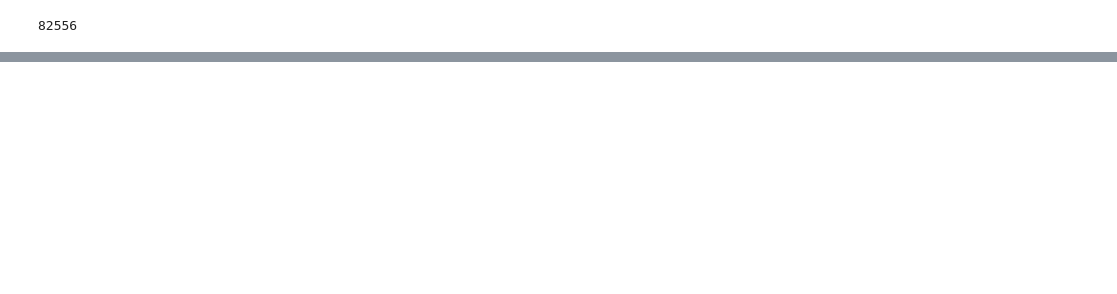
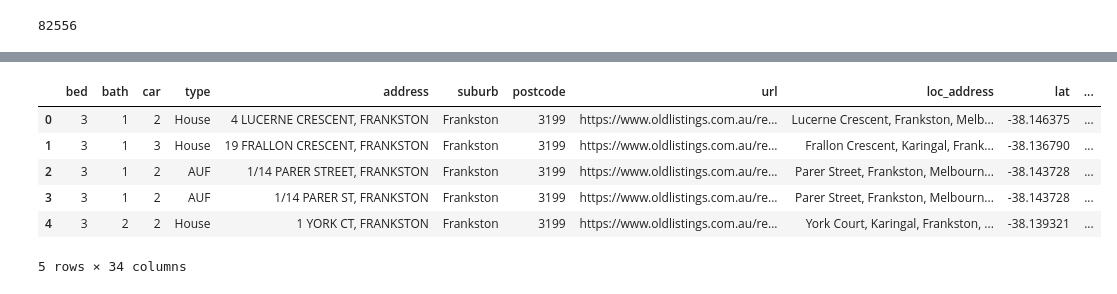
Before and after one commit to MAST30034-Applied-Data-Science/generic-real-estate-consulting-project-group-0, a Jupyter notebook: notebooks/feature_enger.ipynb, the cells around one changed output, grey strips where cells are left out. Drawn from its saved outputs; the diff is of its cells as text; code cells hidden in the pictures; blank space fills up the shorter version.

```diff
--- a/notebooks/feature_enger.ipynb
+++ b/notebooks/feature_enger.ipynb
@@ -96,0 +132,8 @@ KeyError: 12
+# %%
+income_df = pd.read_csv(f'{files_dire}/abs/income_distribution.csv')
+income_df = income_df[['SA2', 'Earners', 'Median age of earners', 'Median', 'Mean', 'Top 10%']]
+income_df = income_df.replace(',','', regex=True)
+cols = ['Earners', 'Median age of earners', 'Median', 'Mean', 'Top 10%']
+income_df[cols] = income_df[cols].apply(pd.to_numeric, errors='coerce', axis=1)
+income_df = income_df.rename(columns={'Earners': 'income_earner', 'Median age of earners': 'income_median_age', 'Median': 'income_median', 'Mean': 'income_mean', 'Top 10%': 'income_top_10_pct'}, errors="raise")
+income_df.head()
@@ -96,0 +147,19 @@ KeyError: 12
+# %%
+df3 = pd.merge(df3, income_df, on='SA2')
+df3.head()
+# %%
+population_df = pd.read_csv(f'{files_dire}/abs/population.csv')
+population_df = population_df.iloc[: , 8:]
+col_list = ['0-4', '5-9', '10–14']
+# 0-14 years (children), 15-24 years (early working age), 25-54 years (prime working age), 55-64 years (mature working age), 65 years and over (elderly)
+population_df['population_children'] = population_df[['0-4', '5–9', '10–14']].sum(axis = 1)
+population_df = population_df.drop(['0-4', '5–9', '10–14'], axis=1)
+population_df['population_prime_working'] = population_df[['25–29', '30–34', '35–39', '40–44', '45–49', '50–54']].sum(axis = 1)
+population_df = population_df.drop(['25–29', '30–34', '35–39', '40–44', '45–49', '50–54'], axis=1)
+population_df['population_elderly'] = population_df[['65–69', '70–74', '75–79', '80–84', '85 and over']].sum(axis = 1)
+population_df = population_df.drop(['65–69', '70–74', '75–79', '80–84', '85 and over'], axis=1)
+population_df['population_early_working'] = population_df.iloc[:,2] + population_df.iloc[:,3]
+population_df['population_mature_working'] = population_df.iloc[:,4] + population_df.iloc[:,5]
+population_df = population_df.drop(['15–19', '20–24', '55–59', '60–64', 'SA2 name'], axis=1)
+population_df = population_df.rename(columns={'Total persons': 'population_total', 'SA2 code': 'SA2'}, errors="raise")
+population_df.head()
@@ -96,0 +173,11 @@ KeyError: 12
+# %%
+df3 = pd.merge(df3, population_df, on='SA2')
+df3.head()
+# %% [output]
+|  | bed | bath | car | type | address | suburb | postcode | url | loc_address | lat | ... |
+| 0 | 3 | 1 | 2 | House | 4 LUCERNE CRESCENT, FRANKSTON | Frankston | 3199 | https://www.oldlistings.com.au/re... | Lucerne Crescent, Frankston, Melb... | -38.146375 | ... |
+| 1 | 3 | 1 | 3 | House | 19 FRALLON CRESCENT, FRANKSTON | Frankston | 3199 | https://www.oldlistings.com.au/re... | Frallon Crescent, Karingal, Frank... | -38.136790 | ... |
+| 2 | 3 | 1 | 2 | AUF | 1/14 PARER STREET, FRANKSTON | Frankston | 3199 | https://www.oldlistings.com.au/re... | Parer Street, Frankston, Melbourn... | -38.143728 | ... |
+| 3 | 3 | 1 | 2 | AUF | 1/14 PARER ST, FRANKSTON | Frankston | 3199 | https://www.oldlistings.com.au/re... | Parer Street, Frankston, Melbourn... | -38.143728 | ... |
+| 4 | 3 | 2 | 2 | House | 1 YORK CT, FRANKSTON | Frankston | 3199 | https://www.oldlistings.com.au/re... | York Court, Karingal, Frankston, ... | -38.139321 | ... |
+5 rows × 34 columns
```
Also changed, not shown: parts of 25 cells of this notebook, 3 other files.
